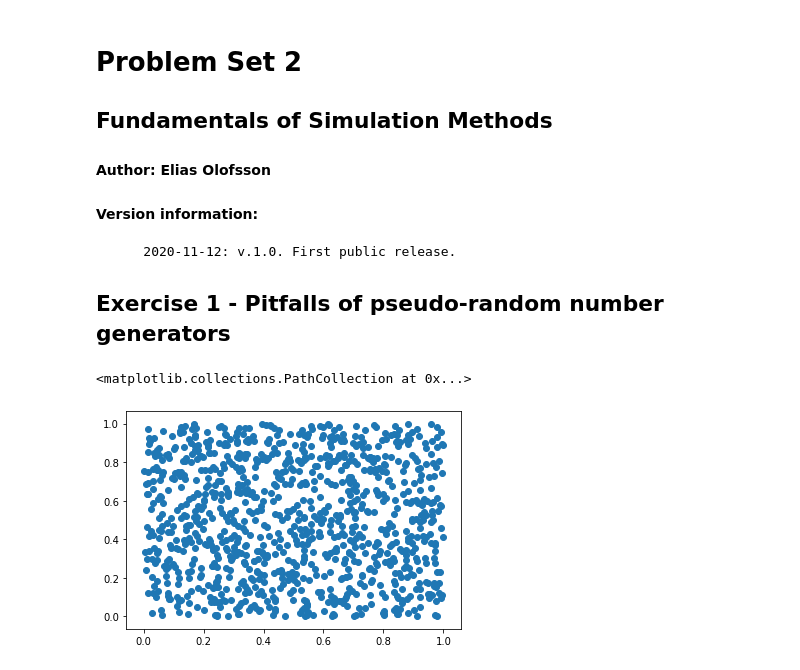
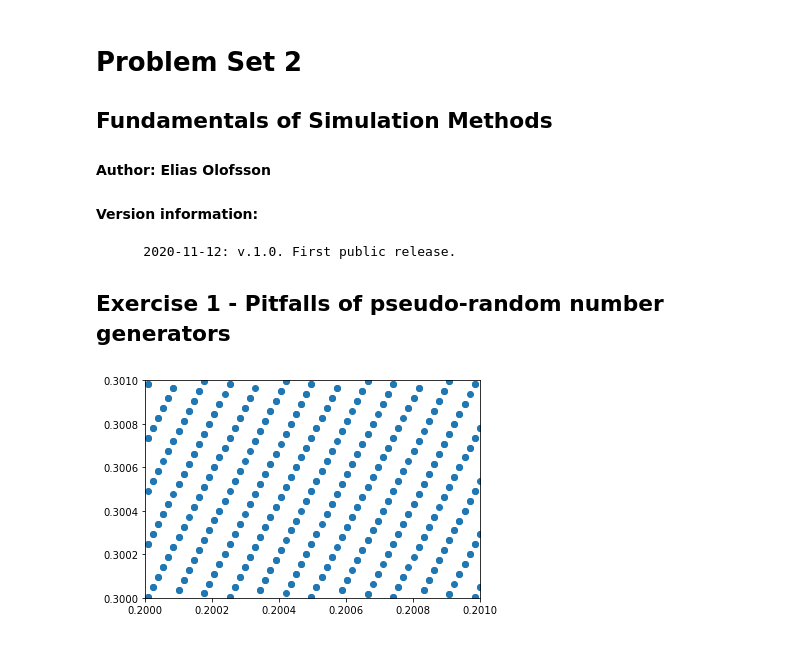
Before and after one commit to eliaserland/heidelberg-courses, a Jupyter notebook: simulation-methods/problem-set-2/fsm_ex2.ipynb, the cells around one changed output. Cells and saved outputs as stored; diff of their text form; code cells hidden in the pictures.

```diff
--- a/simulation-methods/problem-set-2/fsm_ex2.ipynb
+++ b/simulation-methods/problem-set-2/fsm_ex2.ipynb
@@ -10,31 +10,48 @@
 
 
 ## Exercise 1 - Pitfalls of pseudo-random number generators
-# %%
-import numpy as np
-import matplotlib.pyplot as plt
-
-def randu(x):
-    return (65539*x) % 2**31
-
-
-n = 1000
-a = np.zeros((n,2))
-
-seed = 11111
-I2 = randu(seed)
-
-for i in range(n):
-    I1 = randu(I2)
-    I2 = randu(I1)
-
-    x = I1 / 2**31
-    y = I2 / 2**31
-
-    a[i,:] = np.array([x, y])
-
-
-plt.scatter(a[:,0], a[:,1])
-# %% [output]
-<matplotlib.collections.PathCollection at 0x...>
-[figure, removed]
+# %%
+import numpy as np
+import matplotlib.pyplot as plt
+
+m = 2**31
+
+def randu(x):
+    return (65539*x) % m
+# %%
+n = 10**9
+d = 2
+
+x_low  = 0.2
+x_high = 0.201
+y_low  = 0.3
+y_high = 0.301
+
+a = np.zeros(n*d, dtype = float)
+
+seed = 113
+I = randu(seed)
+
+for i in range(n):
+    I = randu(I)
+    u = I/m
+    if (i % 2) == 0:
+        if (u>x_low) and (u<x_high):
+            a[i] = u
+    else:
+        if (u>y_low) and (u<y_high):
+            a[i] = u
+
+b = a.reshape(n,d)
+
+b = b[(b[:,0]>x_low),:]
+b = b[(b[:,0]<x_high),:]
+b = b[(b[:,1]>y_low),:]
+b = b[(b[:,1]<y_high),:]
+
+plt.scatter(b[:,0], b[:,1])
+plt.xlim(x_low,x_high)
+plt.ylim(y_low,y_high)
+plt.savefig("scatter.png")
+# %% [output]
+[figure, added]
```
Also changed, not shown: 2 other files.
